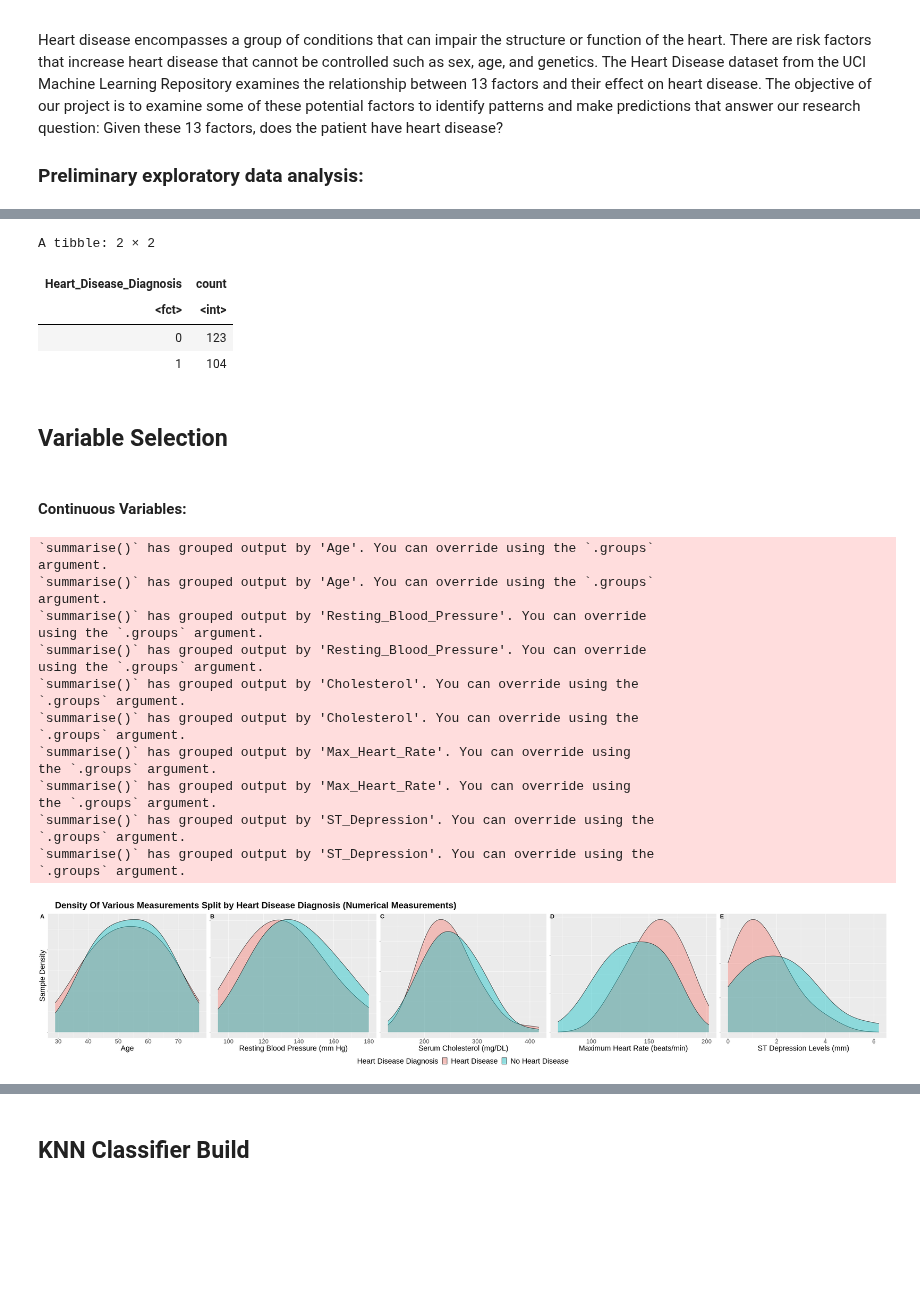
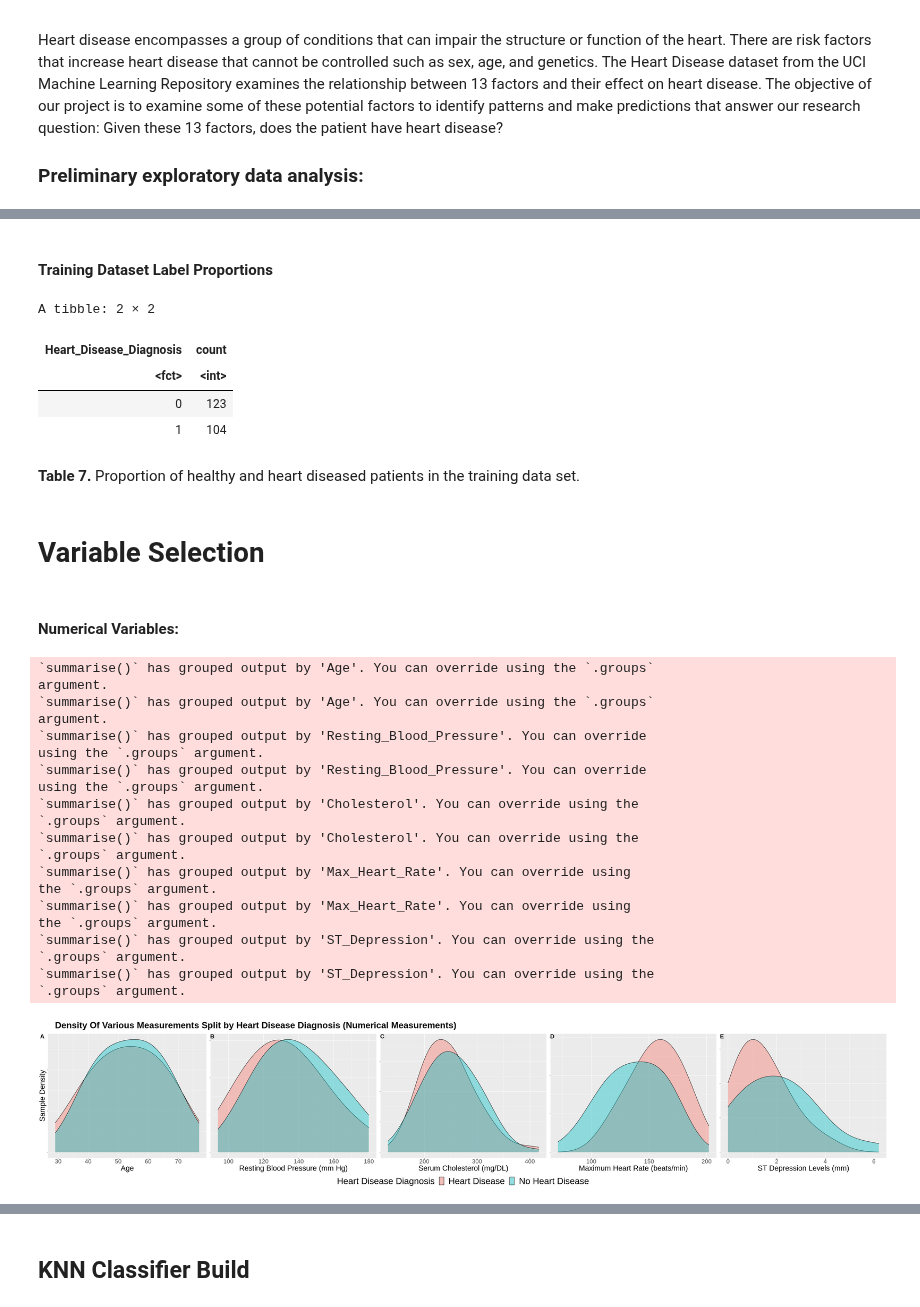
Before and after one commit to devr07/Project-DSCI100, a Jupyter notebook: projectpropsal.ipynb, the cells around one changed output, grey strips where cells are left out. Drawn from its saved outputs; the diff is of its cells as text; code cells hidden in the pictures; blank space fills up the shorter version.

```diff
--- a/projectpropsal.ipynb
+++ b/projectpropsal.ipynb
@@ -294,3 +301,5 @@ A tibble: 8 × 3
+# %% [markdown]
+#### Training Dataset Label Proportions
 # %%
 proportions <- training_data |>
                group_by(Heart_Disease_Diagnosis) |>
@@ -303,14 +312,16 @@ A tibble: 2 × 2
 | <fct> | <int> |
 | 0 | 123 |
 | 1 | 104 |
+# %% [markdown]
+**Table 7.** Proportion of healthy and heart diseased patients in the training data set.
 # %% [markdown]
-## Variable Selection
+# Variable Selection
 # %% [markdown]
-#### Continuous Variables:
+#### Numerical Variables:
 # %%
 options(repr.plot.width=40, repr.plot.height=8)
 
-##CONTINOUS VARIABLES##
+##Numerical VARIABLES##
 
 ##AGE##
 
@@ -429,32 +440,32 @@ title <- ggdraw() +
                    size = 30)
 
 
 cont_grid <- plot_grid(heart_age_plot, heart_bp_plot, heart_chol_plot, heart_hr_plot, heart_st_plot,
                        ncol = 5, labels = c('A', 'B', 'C', 'D', 'E'), label_size = 20)
 
 legend_bottom <- get_legend(heart_age_plot + guides(color = guide_legend(now=1)) +
-                            theme(legend.position = 'bottom', legend.text = element_text(size = 25), legend.title = element_text(size = 25)))
+                            theme(legend.position = 'bottom', legend.text = element_text(size = 30), legend.title = element_text(size = 30)))
 
 plot_grid(title, cont_grid, legend_bottom, ncol = 1, rel_heights = c(0.1, 1))
 # %% [output]
 `summarise()` has grouped output by 'Age'. You can override using the `.groups`
 argument.
 `summarise()` has grouped output by 'Age'. You can override using the `.groups`
 argument.
 `summarise()` has grouped output by 'Resting_Blood_Pressure'. You can override
 using the `.groups` argument.
 `summarise()` has grouped output by 'Resting_Blood_Pressure'. You can override
 using the `.groups` argument.
 `summarise()` has grouped output by 'Cholesterol'. You can override using the
 `.groups` argument.
 `summarise()` has grouped output by 'Cholesterol'. You can override using the
 `.groups` argument.
 `summarise()` has grouped output by 'Max_Heart_Rate'. You can override using
 the `.groups` argument.
 `summarise()` has grouped output by 'Max_Heart_Rate'. You can override using
 the `.groups` argument.
 `summarise()` has grouped output by 'ST_Depression'. You can override using the
 `.groups` argument.
 `summarise()` has grouped output by 'ST_Depression'. You can override using the
 `.groups` argument.
-[figure, old version]
+[figure, new version]
```
Also changed, not shown: parts of 42 cells of this notebook.
